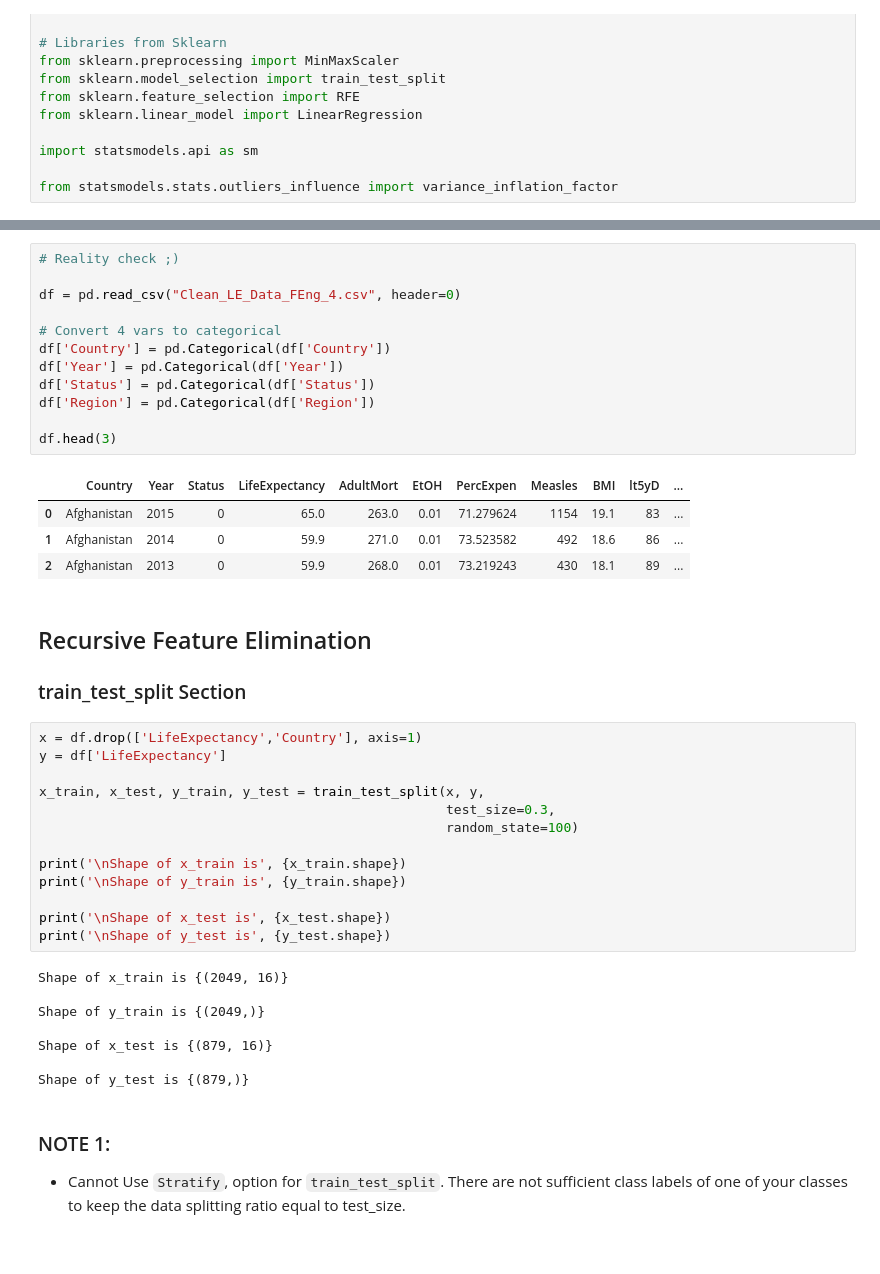
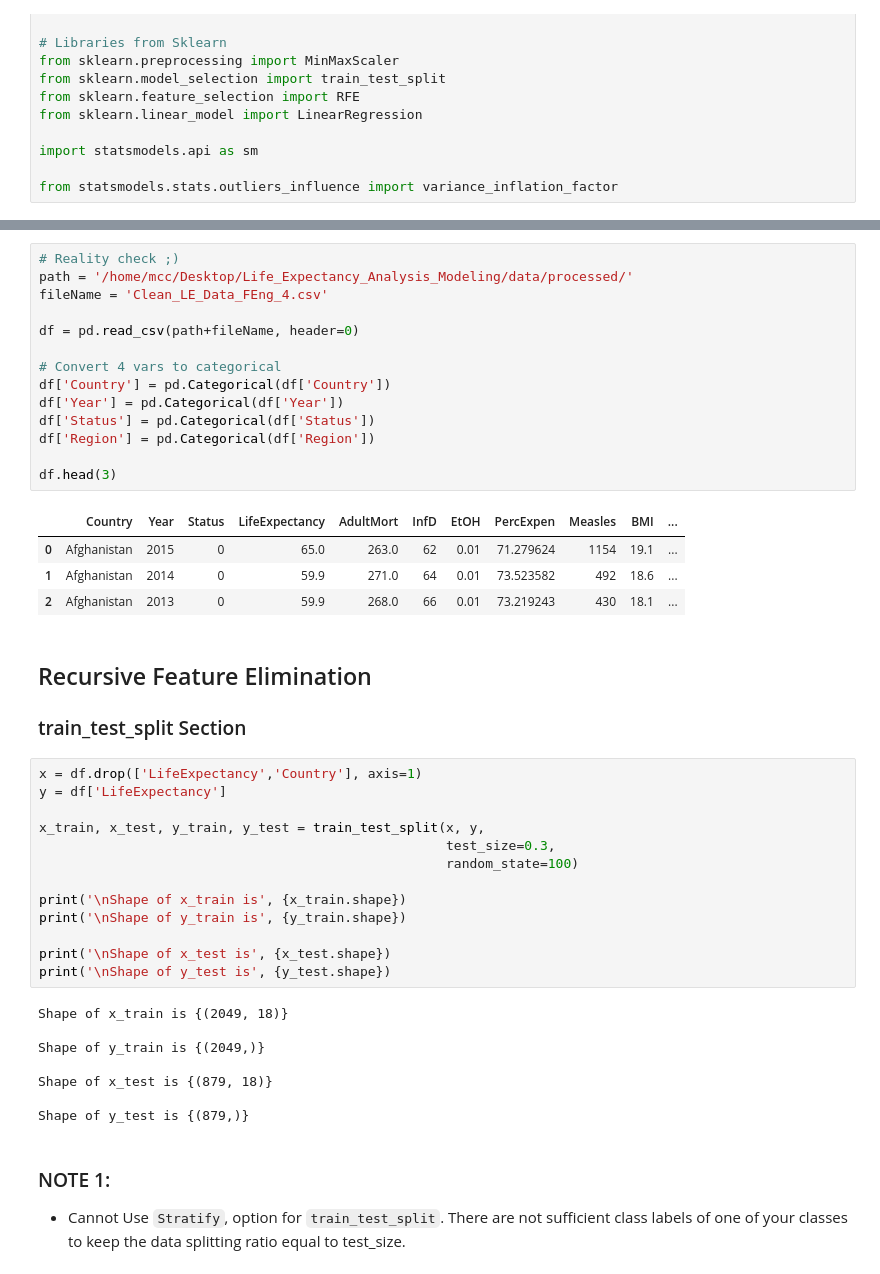
Before and after one commit to mcc-us/Life_Expectancy_Analysis_Modeling, a Jupyter notebook: Unification2/6_Life_Expectancy_Recursive_Feature_Elimination.ipynb, the cells around one changed output, grey strips where cells are left out. Saved outputs shown, nothing was run; the diff lists cells and outputs as text.

```diff
--- a/Unification2/6_Life_Expectancy_Recursive_Feature_Elimination.ipynb
+++ b/Unification2/6_Life_Expectancy_Recursive_Feature_Elimination.ipynb
@@ -51,20 +46,22 @@ Clean_LE_Data_Post_EDA_3.csv  Life_Expectancy_Data.csv
 # %%
 # Reality check ;)
+path = '/home/mcc/Desktop/Life_Expectancy_Analysis_Modeling/data/processed/'
+fileName = 'Clean_LE_Data_FEng_4.csv'
 
-df = pd.read_csv("Clean_LE_Data_FEng_4.csv", header=0)
+df = pd.read_csv(path+fileName, header=0)
 
 # Convert 4 vars to categorical
 df['Country'] = pd.Categorical(df['Country'])
 df['Year'] = pd.Categorical(df['Year'])
 df['Status'] = pd.Categorical(df['Status'])
 df['Region'] = pd.Categorical(df['Region'])
 
 df.head(3)
 # %% [output]
-|  | Country | Year | Status | LifeExpectancy | AdultMort | EtOH | PercExpen | Measles | BMI | lt5yD | ... |
-| 0 | Afghanistan | 2015 | 0 | 65.0 | 263.0 | 0.01 | 71.279624 | 1154 | 19.1 | 83 | ... |
-| 1 | Afghanistan | 2014 | 0 | 59.9 | 271.0 | 0.01 | 73.523582 | 492 | 18.6 | 86 | ... |
-| 2 | Afghanistan | 2013 | 0 | 59.9 | 268.0 | 0.01 | 73.219243 | 430 | 18.1 | 89 | ... |
+|  | Country | Year | Status | LifeExpectancy | AdultMort | InfD | EtOH | PercExpen | Measles | BMI | ... |
+| 0 | Afghanistan | 2015 | 0 | 65.0 | 263.0 | 62 | 0.01 | 71.279624 | 1154 | 19.1 | ... |
+| 1 | Afghanistan | 2014 | 0 | 59.9 | 271.0 | 64 | 0.01 | 73.523582 | 492 | 18.6 | ... |
+| 2 | Afghanistan | 2013 | 0 | 59.9 | 268.0 | 66 | 0.01 | 73.219243 | 430 | 18.1 | ... |
 # %% [markdown]
 ## Recursive Feature Elimination
 
@@ -83,11 +80,11 @@ print('\nShape of y_train is', {y_train.shape})
 print('\nShape of x_test is', {x_test.shape})
 print('\nShape of y_test is', {y_test.shape})
 # %% [output]
-Shape of x_train is {(2049, 16)}
+Shape of x_train is {(2049, 18)}
 
 Shape of y_train is {(2049,)}
 
-Shape of x_test is {(879, 16)}
+Shape of x_test is {(879, 18)}
 
 Shape of y_test is {(879,)}
 # %% [markdown]
```
Also changed, not shown: parts of 4 cells of this notebook, 38 other files.
